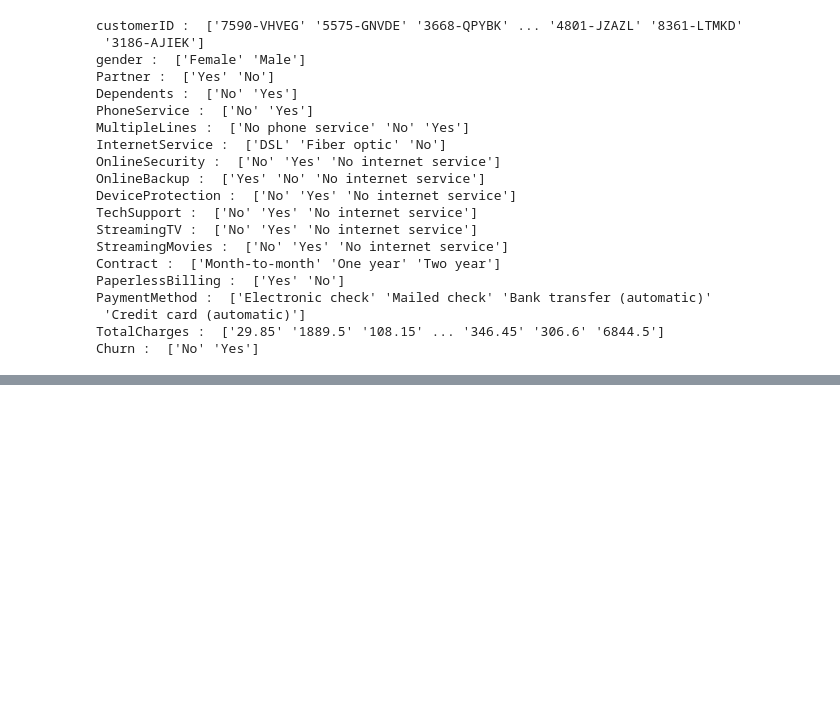
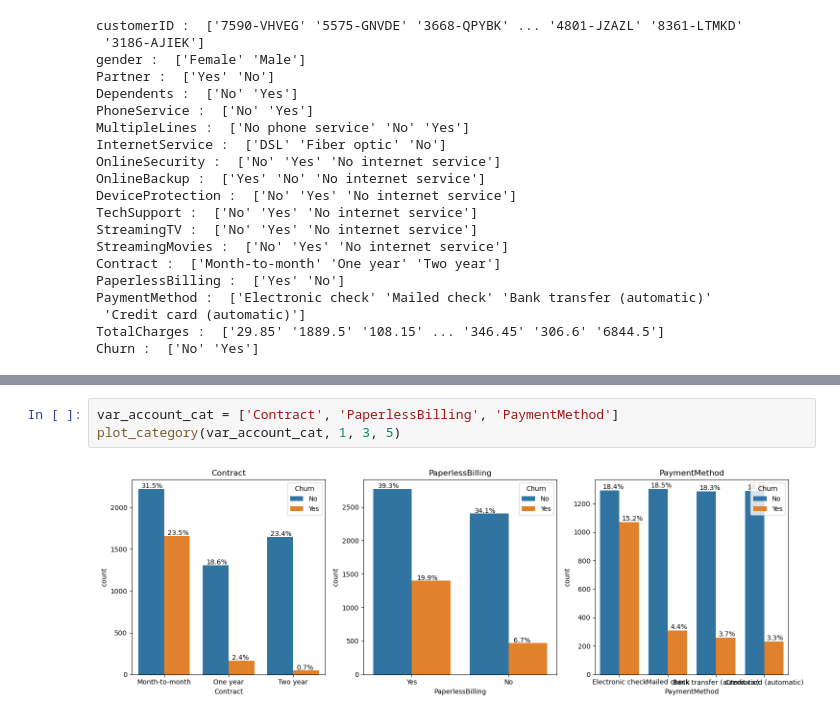
Before and after one commit to Lavinialau/Telecom-churn, a Jupyter notebook: 01_code/0_summary.ipynb, the cells around one changed output, grey strips where cells are left out. Drawn from its saved outputs; the diff is of its cells as text; blank space fills up the shorter version.

```diff
--- a/01_code/0_summary.ipynb
+++ b/01_code/0_summary.ipynb
@@ -129,0 +212,5 @@ org = org.astype({'TotalCharges': 'float64'})
+# %%
+var_account_cat = ['Contract', 'PaperlessBilling', 'PaymentMethod']
+plot_category(var_account_cat, 1, 3, 5)
+# %% [output]
+[figure, added]
```
Also changed, not shown: parts of 13 cells of this notebook.
